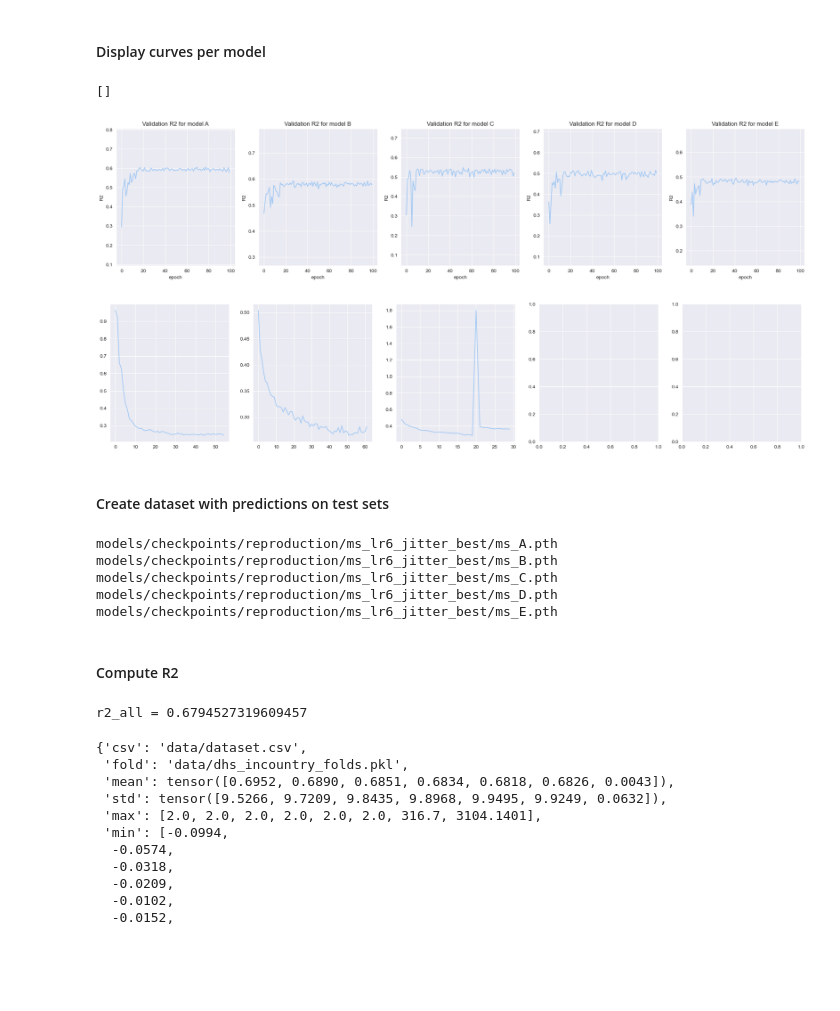
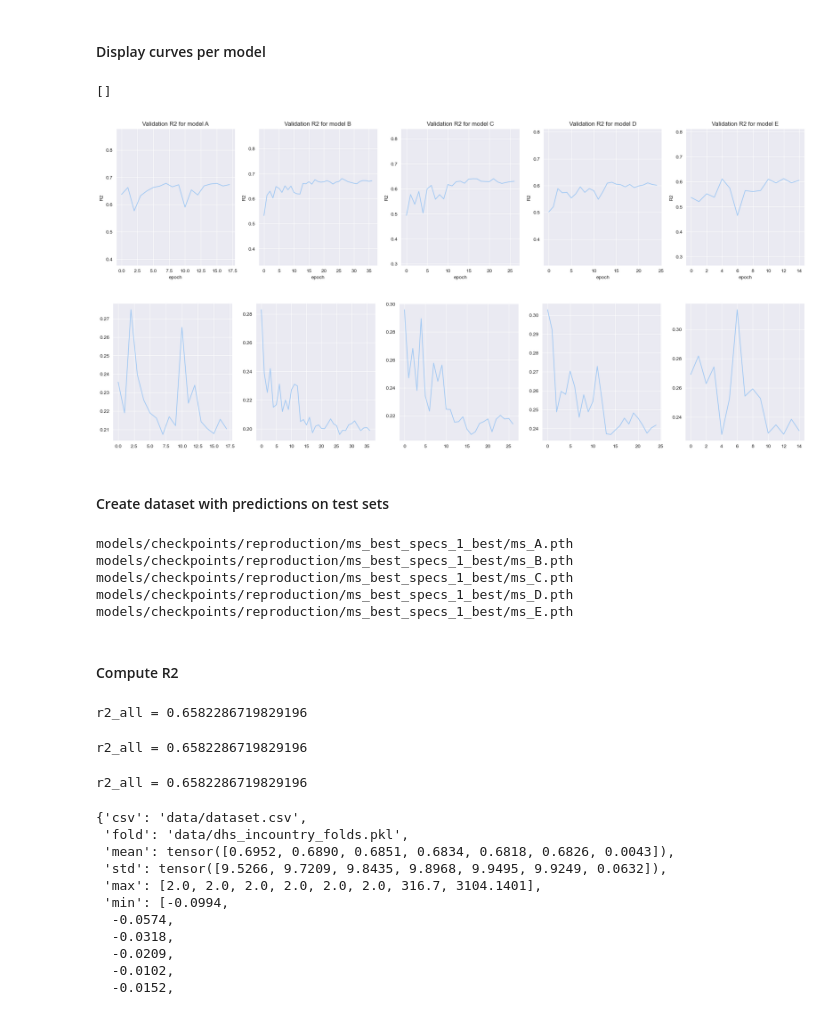
Before and after one commit to mpa-poverty/2-mpa, a Jupyter notebook: plot_results.ipynb, the cells around one changed output. Drawn from its saved outputs; the diff is of its cells as text; code cells hidden in the pictures; blank space fills up the shorter version.

```diff
--- a/plot_results.ipynb
+++ b/plot_results.ipynb
@@ -32,43 +29,43 @@ The autoreload extension is already loaded. To reload it, use:
 # %%
-test_name = 'ms2'
+test_name = 'ms_best_specs'
 # %% [markdown]
 #### Display curves per model
 # %%
-RESULT_PATH = 'models/results/conf_t/' + test_name + '.pkl'
+RESULT_PATH = 'models/results/reproduction/' + test_name + '.pkl'
 result_list = glob.glob(RESULT_PATH)
 
 # Load Results
 results = dict()
 for i in range(len(result_list)):
     with open(result_list[i], 'rb') as f:
         results[i] = pickle.load(f)
 result_list
 
 # Validation R2 per epoch
 
 multi_val_dict, val_dataframes = dict(), dict()
 for i in results:
     multi_val_dict[i] = plot.extract_crossval_results(results=results[i], var='test_r2', new_var="R2", to_cpu=False)
     val_dataframes[i] = pd.DataFrame.from_dict(multi_val_dict[i])
 
 # Plot preparation
 sns.set_palette('pastel')
 sns.set_style("darkgrid")
 fig, ax = plt.subplots(1, 5, figsize=(25, 5))
 
 for fold in ['A', 'B', 'C', 'D', 'E']:
     x = ord(fold) - ord('A')
     ax[x].set_title(f'Validation R2 for model {fold}')
     for i in results:
         # Calculate the y-axis limits based on your data range
         min_y = val_dataframes[i][val_dataframes[i].fold == fold]["R2"].min()-0.2
         max_y = val_dataframes[i][val_dataframes[i].fold == fold]["R2"].max()+0.2
 
         sns.lineplot(ax=ax[x], data=val_dataframes[i][val_dataframes[i].fold == fold], x="epoch", y="R2", legend=True).set(ylim=(min_y, max_y))
 plt.plot()
 # %% [output]
 []
-[figure, old version]
+[figure, new version]
 # %%
 # Test Loss per epoch
 
@@ -78,14 +75,14 @@ for f in 'ABCDE':
     sns.lineplot(results[0][f]['test_loss'],ax = ax[i])
     i += 1
 # %% [output]
-[figure, old version]
+[figure, new version]
 # %% [markdown]
 #### Create dataset with predictions on test sets
 # %%
 # Parameters
-save_path='results/reproduction/ms_lr6_jitter.csv'
+save_path='results/reproduction/ms_no_transform_3.csv'
 #save_path='results/conf_t/msnlt_conf_comb1.csv'
-model_config_filename = 'configs/ms_gs-lr6.json' # modify to corresponding configuration file
+model_config_filename = 'configs/' + test_name + '.json' # modify to corresponding configuration file
 data_config_filename = 'data/dhs_incountry_folds_2013+.pkl'
 
 # Test function
@@ -98,18 +95,18 @@ df_test = test.main(
     model_type="ms" # modify to corresponding model type
 )
 # %% [output]
-models/checkpoints/reproduction/ms_lr6_jitter_best/ms_A.pth
-models/checkpoints/reproduction/ms_lr6_jitter_best/ms_B.pth
-models/checkpoints/reproduction/ms_lr6_jitter_best/ms_C.pth
-models/checkpoints/reproduction/ms_lr6_jitter_best/ms_D.pth
-models/checkpoints/reproduction/ms_lr6_jitter_best/ms_E.pth
+models/checkpoints/reproduction/ms_best_specs_1_best/ms_A.pth
+models/checkpoints/reproduction/ms_best_specs_1_best/ms_B.pth
+models/checkpoints/reproduction/ms_best_specs_1_best/ms_C.pth
+models/checkpoints/reproduction/ms_best_specs_1_best/ms_D.pth
+models/checkpoints/reproduction/ms_best_specs_1_best/ms_E.pth
 # %% [markdown]
 #### Compute R2
 # %%
 # Compute R2
 
 # CSV to df
-save_path = save_path='results/reproduction/nl_best_specs.csv'
+save_path = save_path='results/reproduction/ms_no_transform_1.csv'
 df_test = pd.read_csv(save_path)
 df_test = df_test.rename(columns={"wealthpooled": "True Wealth", "predicted_wealth": "Predicted Wealth"})
 
@@ -118,7 +115,35 @@ df_test= df_test[~df_test['Predicted Wealth'].isna()]
 r2_all = r2_score(df_test['True Wealth'], df_test['Predicted Wealth'])
 print(f'r2_all = {r2_all}')
 # %% [output]
-r2_all = 0.6794527319609457
+r2_all = 0.6582286719829196
+# %%
+# Compute R2
+
+# CSV to df
+save_path = save_path='results/reproduction/ms_no_transform_2.csv'
+df_test = pd.read_csv(save_path)
+df_test = df_test.rename(columns={"wealthpooled": "True Wealth", "predicted_wealth": "Predicted Wealth"})
+
+# Compute R2
+df_test= df_test[~df_test['Predicted Wealth'].isna()]
+r2_all = r2_score(df_test['True Wealth'], df_test['Predicted Wealth'])
+print(f'r2_all = {r2_all}')
+# %% [output]
+r2_all = 0.6582286719829196
+# %%
+# Compute R2
+
+# CSV to df
+save_path = save_path='results/reproduction/ms_no_transform_3.csv'
+df_test = pd.read_csv(save_path)
+df_test = df_test.rename(columns={"wealthpooled": "True Wealth", "predicted_wealth": "Predicted Wealth"})
+
+# Compute R2
+df_test= df_test[~df_test['Predicted Wealth'].isna()]
+r2_all = r2_score(df_test['True Wealth'], df_test['Predicted Wealth'])
+print(f'r2_all = {r2_all}')
+# %% [output]
+r2_all = 0.6582286719829196
 # %%
 with open('configs/default_config.pkl', 'rb') as f:
        default_config = pickle.load(f)
```
Also changed, not shown: parts of 4 cells of this notebook, 10 other files.
